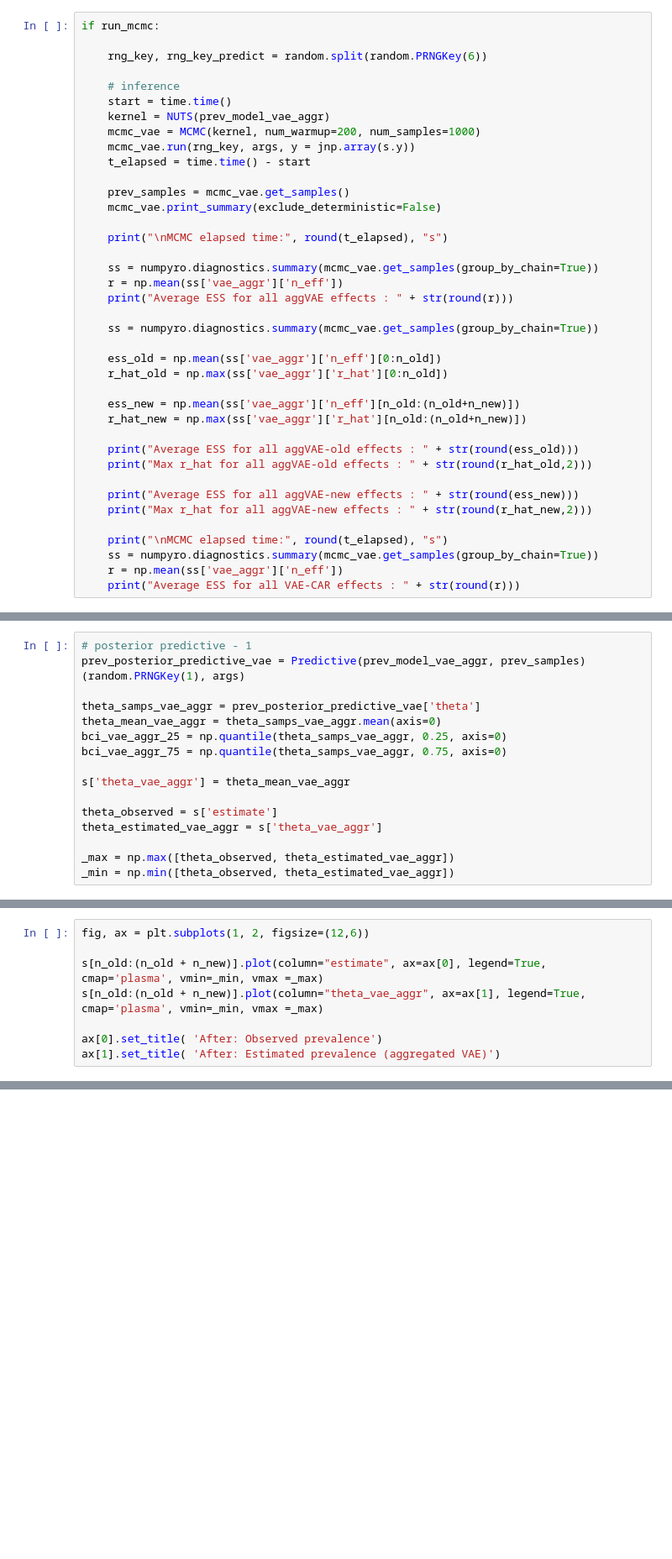
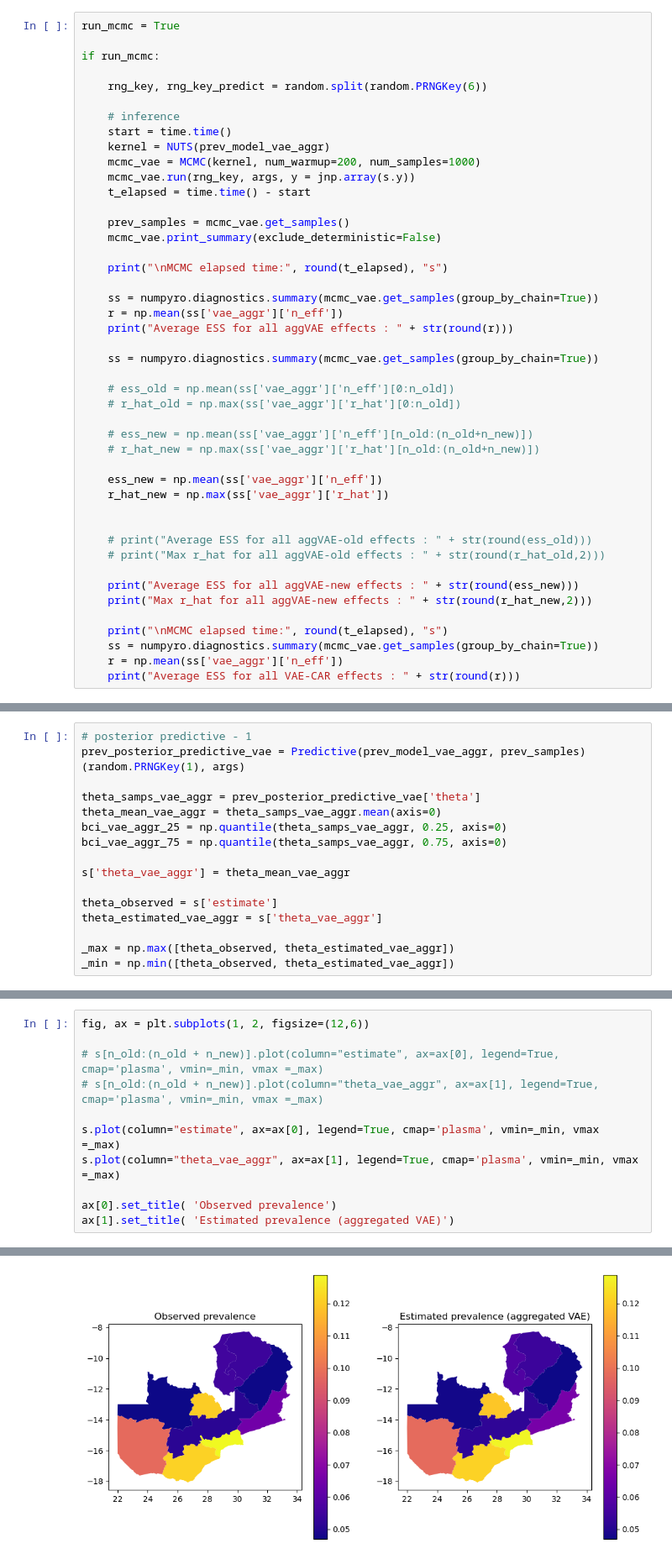
Before and after one commit to selenalinden/aggVAE, a Jupyter notebook: aggVAE.ipynb, the cells around one changed output, grey strips where cells are left out. Shown at 84% size. Saved outputs shown, nothing was run; the diff lists cells and outputs as text; blank space fills up the shorter version.

```diff
--- a/aggVAE.ipynb
+++ b/aggVAE.ipynb
@@ -868,6 +908,8 @@ def prev_model_vae_aggr(args, y=None):
 
     numpyro.sample("obs", dist.BinomialLogits(total_count = n_obs, logits=lp), obs=y)
 # %%
+run_mcmc = True
+
 if run_mcmc:
 
     rng_key, rng_key_predict = random.split(random.PRNGKey(6))
@@ -890,14 +932,18 @@ if run_mcmc:
 
     ss = numpyro.diagnostics.summary(mcmc_vae.get_samples(group_by_chain=True))
 
-    ess_old = np.mean(ss['vae_aggr']['n_eff'][0:n_old])
-    r_hat_old = np.max(ss['vae_aggr']['r_hat'][0:n_old])
+    # ess_old = np.mean(ss['vae_aggr']['n_eff'][0:n_old])
+    # r_hat_old = np.max(ss['vae_aggr']['r_hat'][0:n_old])
 
-    ess_new = np.mean(ss['vae_aggr']['n_eff'][n_old:(n_old+n_new)])
-    r_hat_new = np.max(ss['vae_aggr']['r_hat'][n_old:(n_old+n_new)])
+    # ess_new = np.mean(ss['vae_aggr']['n_eff'][n_old:(n_old+n_new)])
+    # r_hat_new = np.max(ss['vae_aggr']['r_hat'][n_old:(n_old+n_new)])
 
-    print("Average ESS for all aggVAE-old effects : " + str(round(ess_old)))
-    print("Max r_hat for all aggVAE-old effects : " + str(round(r_hat_old,2)))
+    ess_new = np.mean(ss['vae_aggr']['n_eff'])
+    r_hat_new = np.max(ss['vae_aggr']['r_hat'])
+
+
+    # print("Average ESS for all aggVAE-old effects : " + str(round(ess_old)))
+    # print("Max r_hat for all aggVAE-old effects : " + str(round(r_hat_old,2)))
 
     print("Average ESS for all aggVAE-new effects : " + str(round(ess_new)))
     print("Max r_hat for all aggVAE-new effects : " + str(round(r_hat_new,2)))
@@ -933,8 +997,12 @@ ax[1].set_title( 'Before: Estimated prevalence (aggregated VAE)')
 # %%
 fig, ax = plt.subplots(1, 2, figsize=(12,6))
 
-s[n_old:(n_old + n_new)].plot(column="estimate", ax=ax[0], legend=True, cmap='plasma', vmin=_min, vmax =_max)
-s[n_old:(n_old + n_new)].plot(column="theta_vae_aggr", ax=ax[1], legend=True, cmap='plasma', vmin=_min, vmax =_max)
+# s[n_old:(n_old + n_new)].plot(column="estimate", ax=ax[0], legend=True, cmap='plasma', vmin=_min, vmax =_max)
+# s[n_old:(n_old + n_new)].plot(column="theta_vae_aggr", ax=ax[1], legend=True, cmap='plasma', vmin=_min, vmax =_max)
 
-ax[0].set_title( 'After: Observed prevalence')
-ax[1].set_title( 'After: Estimated prevalence (aggregated VAE)')
+s.plot(column="estimate", ax=ax[0], legend=True, cmap='plasma', vmin=_min, vmax =_max)
+s.plot(column="theta_vae_aggr", ax=ax[1], legend=True, cmap='plasma', vmin=_min, vmax =_max)
+
+ax[0].set_title( 'Observed prevalence')
+ax[1].set_title( 'Estimated prevalence (aggregated VAE)')
+# %% [output]
@@ -941 +1010,2 @@ ax[1].set_title( 'After: Estimated prevalence (aggregated VAE)')
+[figure, added]
 # %%
```
Also changed, not shown: parts of 15 cells of this notebook, 1 other file.
